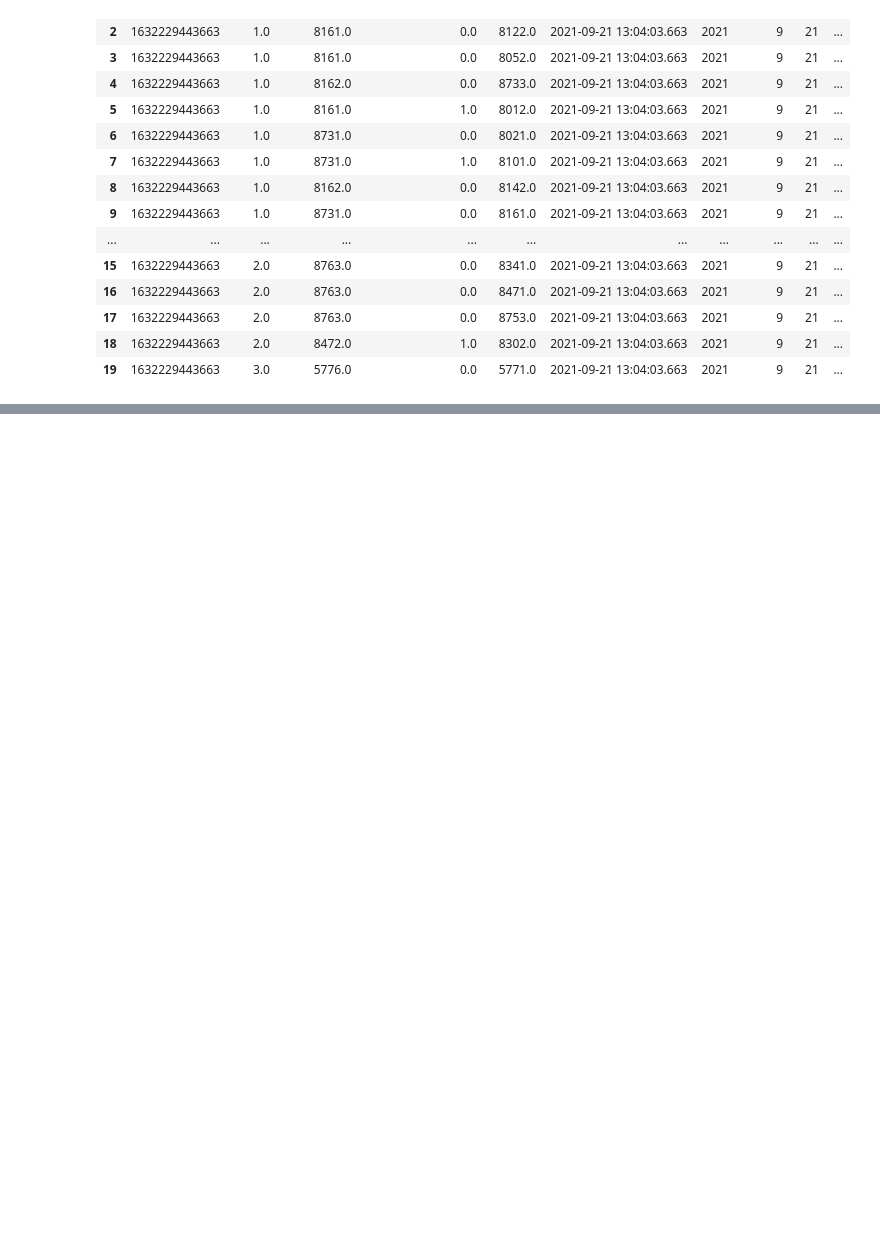
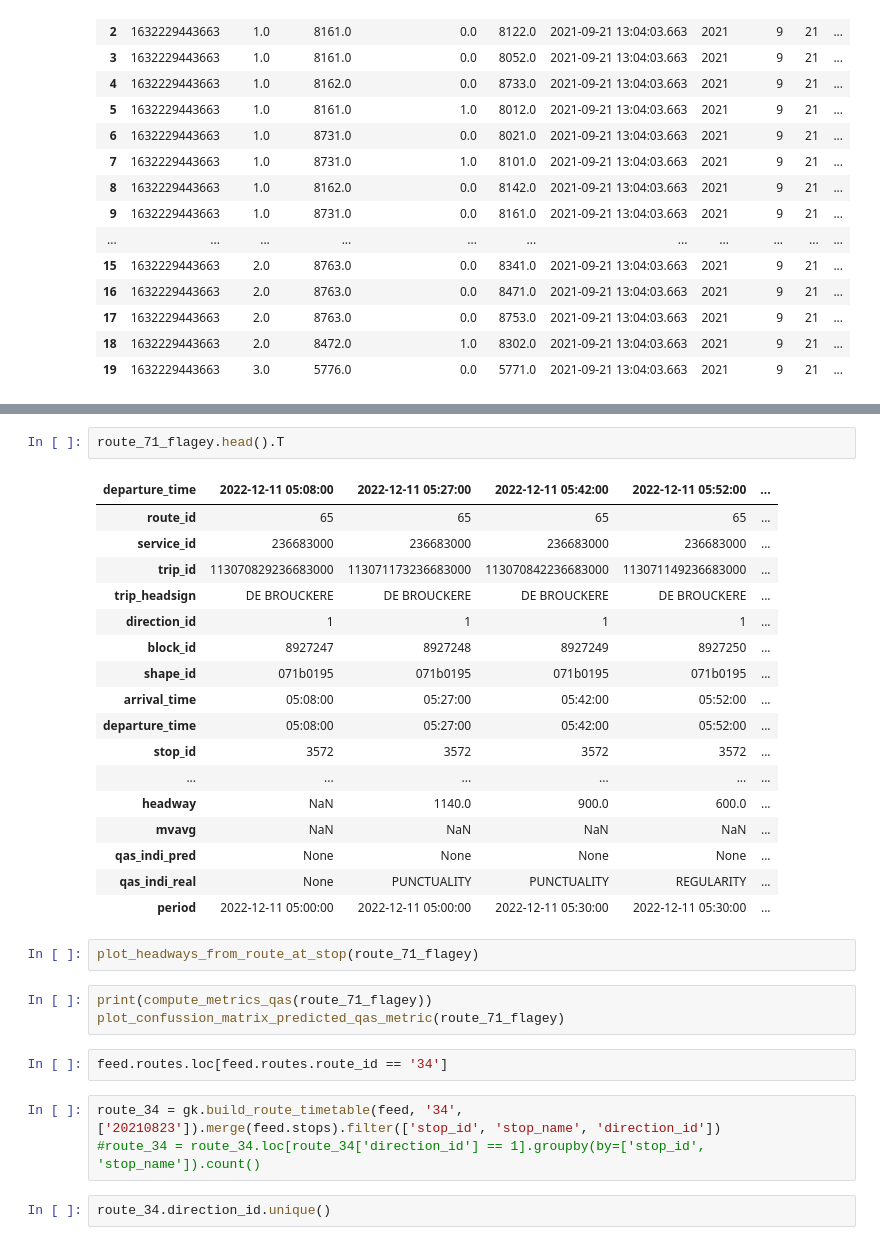
Before and after one commit to Action52/hack_my_ride, a Jupyter notebook: ExploratoryDataAnalysis.ipynb, the cells around one changed output, grey strips where cells are left out. Cells and saved outputs as stored; diff of their text form; blank space fills up the shorter version.

```diff
--- a/ExploratoryDataAnalysis.ipynb
+++ b/ExploratoryDataAnalysis.ipynb
@@ -501,0 +649,32 @@ awt_cimetiere
+# %%
+route_71_flagey.head().T
+# %% [output]
+| departure_time | 2022-12-11 05:08:00 | 2022-12-11 05:27:00 | 2022-12-11 05:42:00 | 2022-12-11 05:52:00 | ... |
+| route_id | 65 | 65 | 65 | 65 | ... |
+| service_id | 236683000 | 236683000 | 236683000 | 236683000 | ... |
+| trip_id | 113070829236683000 | 113071173236683000 | 113070842236683000 | 113071149236683000 | ... |
+| trip_headsign | DE BROUCKERE | DE BROUCKERE | DE BROUCKERE | DE BROUCKERE | ... |
+| direction_id | 1 | 1 | 1 | 1 | ... |
+| block_id | 8927247 | 8927248 | 8927249 | 8927250 | ... |
+| shape_id | 071b0195 | 071b0195 | 071b0195 | 071b0195 | ... |
+| arrival_time | 05:08:00 | 05:27:00 | 05:42:00 | 05:52:00 | ... |
+| departure_time | 05:08:00 | 05:27:00 | 05:42:00 | 05:52:00 | ... |
+| stop_id | 3572 | 3572 | 3572 | 3572 | ... |
+| ... | ... | ... | ... | ... | ... |
+| headway | NaN | 1140.0 | 900.0 | 600.0 | ... |
+| mvavg | NaN | NaN | NaN | NaN | ... |
+| qas_indi_pred | None | None | None | None | ... |
+| qas_indi_real | None | PUNCTUALITY | PUNCTUALITY | REGULARITY | ... |
+| period | 2022-12-11 05:00:00 | 2022-12-11 05:00:00 | 2022-12-11 05:30:00 | 2022-12-11 05:30:00 | ... |
+# %%
+plot_headways_from_route_at_stop(route_71_flagey)
+# %%
+print(compute_metrics_qas(route_71_flagey))
+plot_confussion_matrix_predicted_qas_metric(route_71_flagey)
+# %%
+feed.routes.loc[feed.routes.route_id == '34']
+# %%
+route_34 = gk.build_route_timetable(feed, '34', ['20210823']).merge(feed.stops).filter(['stop_id', 'stop_name', 'direction_id'])
+#route_34 = route_34.loc[route_34['direction_id'] == 1].groupby(by=['stop_id', 'stop_name']).count()
+# %%
+route_34.direction_id.unique()
```
Also changed, not shown: parts of 49 cells of this notebook, 3 other files.
